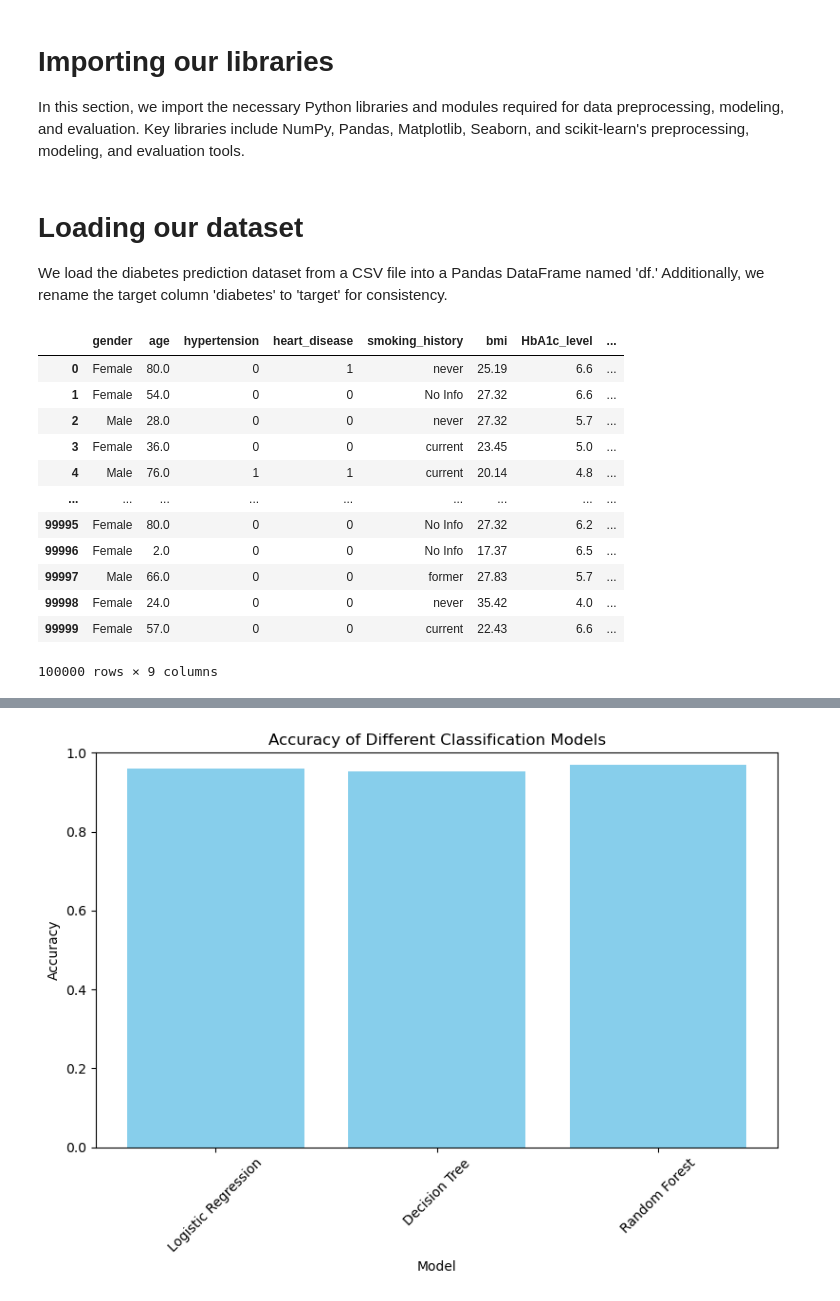
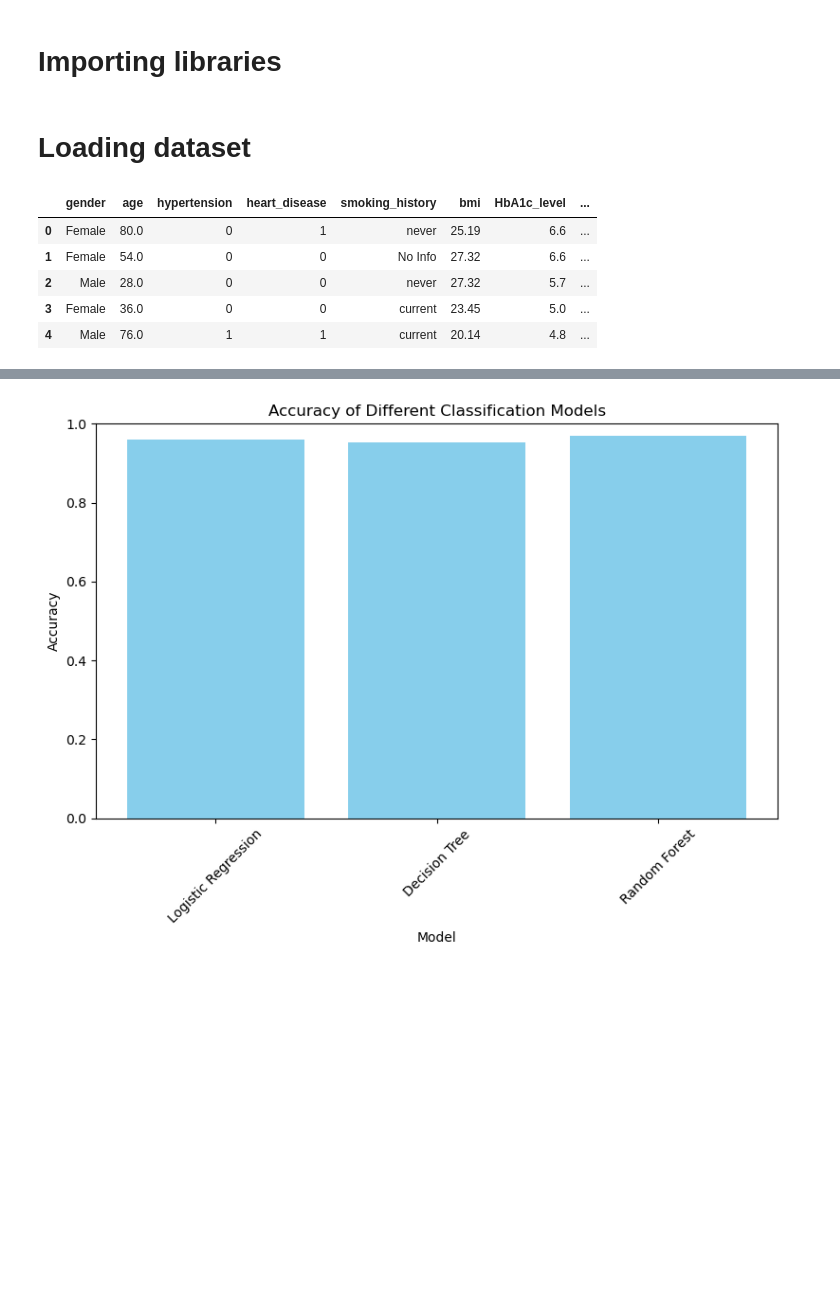
Before and after one commit to rafi4482/Diabestes-Prediction-Classification, a Jupyter notebook: Diabetes-prediction-classification.ipynb, the cells around one changed output, grey strips where cells are left out. Drawn from its saved outputs; the diff is of its cells as text; code cells hidden in the pictures; blank space fills up the shorter version.

```diff
--- a/Diabetes-prediction-classification.ipynb
+++ b/Diabetes-prediction-classification.ipynb
@@ -1,6 +1,5 @@
 # %% [markdown]
-# Importing our libraries
-In this section, we import the necessary Python libraries and modules required for data preprocessing, modeling, and evaluation. Key libraries include NumPy, Pandas, Matplotlib, Seaborn, and scikit-learn's preprocessing, modeling, and evaluation tools.
+# Importing libraries
 # %%
 import numpy as np
 import pandas as pd
@@ -18,26 +18,18 @@ from sklearn.neighbors import KNeighborsClassifier
 # %% [markdown]
-# Loading our dataset
-We load the diabetes prediction dataset from a CSV file into a Pandas DataFrame named 'df.' Additionally, we rename the target column 'diabetes' to 'target' for consistency.
+# Loading dataset
 # %%
 df = pd.read_csv('data/diabetes_prediction_dataset.csv')
 # %%
 df = pd.read_csv('data/diabetes_prediction_dataset.csv')
 df.rename(columns={'diabetes': 'target'}, inplace=True)
 # %%
-df
+df.head()
 # %% [output]
 |  | gender | age | hypertension | heart_disease | smoking_history | bmi | HbA1c_level | ... |
 | 0 | Female | 80.0 | 0 | 1 | never | 25.19 | 6.6 | ... |
 | 1 | Female | 54.0 | 0 | 0 | No Info | 27.32 | 6.6 | ... |
 | 2 | Male | 28.0 | 0 | 0 | never | 27.32 | 5.7 | ... |
 | 3 | Female | 36.0 | 0 | 0 | current | 23.45 | 5.0 | ... |
 | 4 | Male | 76.0 | 1 | 1 | current | 20.14 | 4.8 | ... |
-| ... | ... | ... | ... | ... | ... | ... | ... | ... |
-| 99995 | Female | 80.0 | 0 | 0 | No Info | 27.32 | 6.2 | ... |
-| 99996 | Female | 2.0 | 0 | 0 | No Info | 17.37 | 6.5 | ... |
-| 99997 | Male | 66.0 | 0 | 0 | former | 27.83 | 5.7 | ... |
-| 99998 | Female | 24.0 | 0 | 0 | never | 35.42 | 4.0 | ... |
-| 99999 | Female | 57.0 | 0 | 0 | current | 22.43 | 6.6 | ... |
-100000 rows × 9 columns
 # %% [markdown]
 # Comparing features and data preprocessing
```
Also changed, not shown: parts of 11 cells of this notebook.
